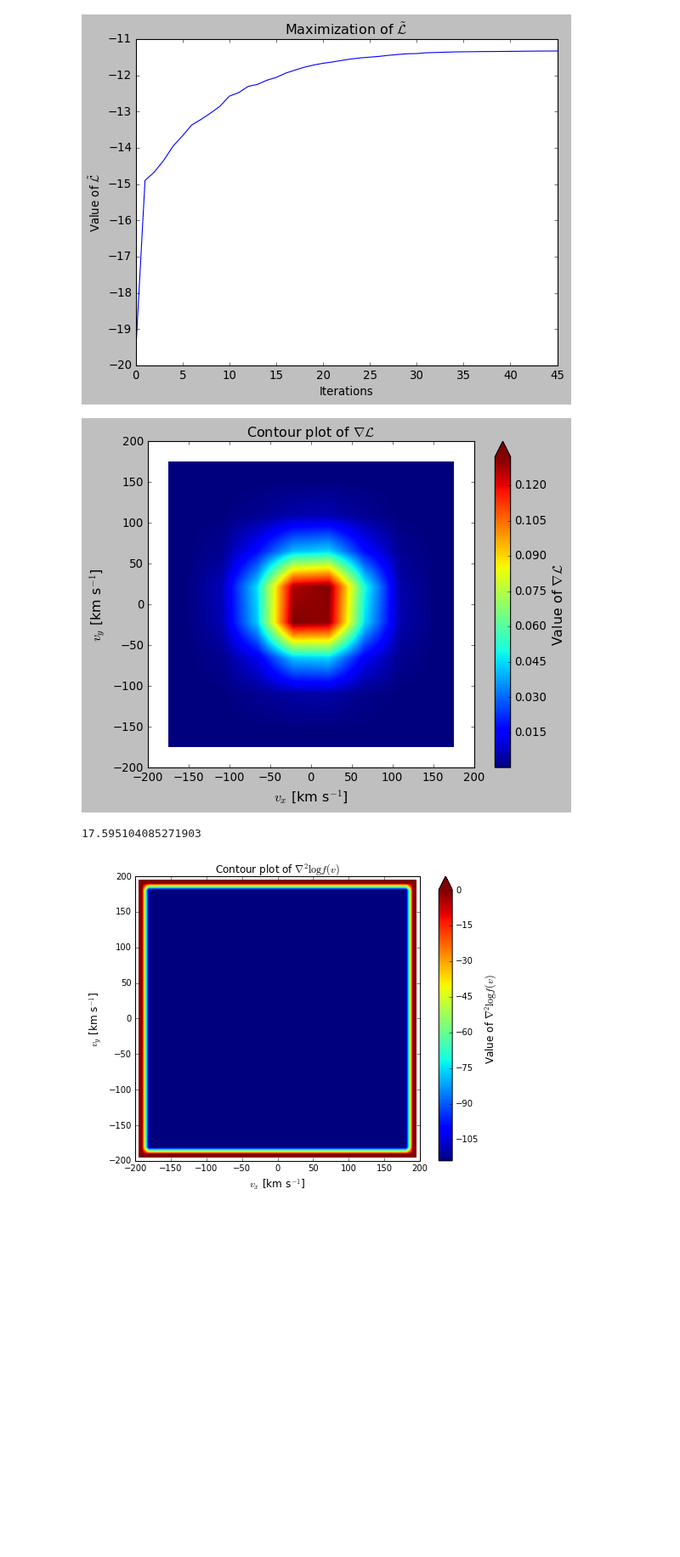
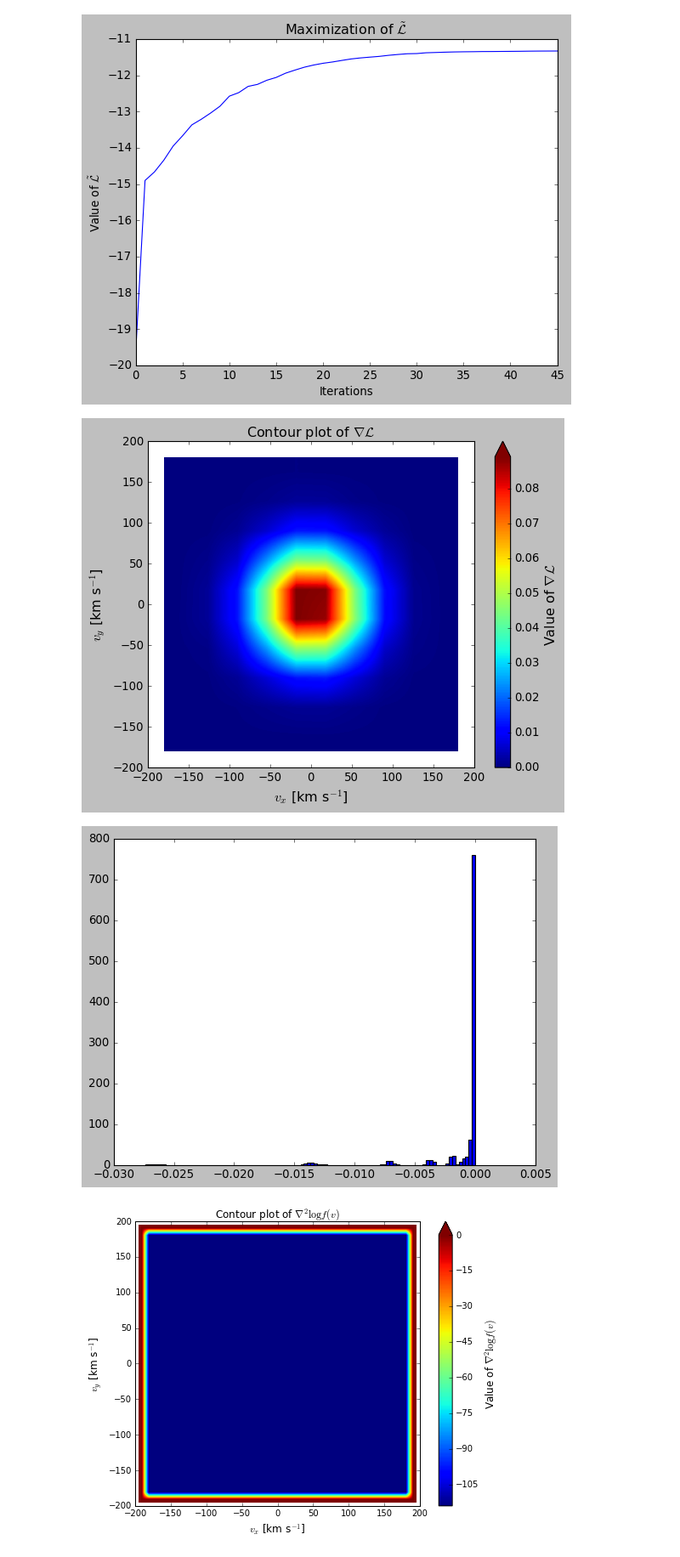
Before and after one commit to PaulMcMillan-Astro/DeprojectionProject, a Jupyter notebook: InitialDeprojectionNotebook.ipynb, the cells around one changed output. Shown at 85% size. Cells and saved outputs as stored; diff of their text form; code cells hidden in the pictures; blank space fills up the shorter version.

```diff
--- a/InitialDeprojectionNotebook.ipynb
+++ b/InitialDeprojectionNotebook.ipynb
@@ -319,9 +327,9 @@ plot_L(phiall,pvals,rhatvals,vmin,dv,n,1e-15)
 # %% [output]
 [figure]
 # %%
-plot_grad_L(phi0,'xy',1e-15,pvals,rhatvals,vmin, dv,n)
+plot_grad_L(phi0,'xy',8.2e-12,pvals,rhatvals,vmin, dv,n)
 # %% [output]
-[figure, old version]
+[figure, new version]
 # %%
 def opt_alpha(alpha0,M,N,pvals,rhatvals,vmin,dv,n,tol=0.005):
 
@@ -474,44 +482,49 @@ def get_negLL(phi,*args):
     return negL
 # %%
 import cProfile
+from scipy.optimize import approx_fprime
 
 dvx, dvy, dvz = dv
 nx, ny, nz = n
 
 N = len(pvals)
 
 sigma2, vmean = calc_sigma2(pvals,rhatvals, give_vmean=True)
 
 sigma = np.sqrt(sigma2)
 
 phi0 = phi_guess(vmean,sigma,vmin,dv,n) #We obtain phi given our initial guess of the velocity distribution
 
 phi0r = np.ravel(phi0)
 
 #secd = sec_der1(phi0,sigma2,dv)
 
-# K0 = np.ravel(calc_K(pvals[0],rhatvals[0],vmin,dv,n))
+K0 = np.ravel(calc_K(pvals[0],rhatvals[0],vmin,dv,n))
 
-# Kvals = scisp.coo_matrix(K0)
+Kvals = scisp.coo_matrix(K0)
 
-# for i in range(1,N): #Loop that yield a sparse array of N K-values
+for i in range(1,N): #Loop that yield a sparse array of N K-values
 
-#     K = np.ravel(calc_K(pvals[i],rhatvals[i],vmin,dv,n))
-#     K_coo = scisp.coo_matrix(K)
+    K = np.ravel(calc_K(pvals[i],rhatvals[i],vmin,dv,n))
+    K_coo = scisp.coo_matrix(K)
 
-#     Kvals = scisp.vstack((Kvals,K_coo))
+    Kvals = scisp.vstack((Kvals,K_coo))
 
-# Kvals_csc = Kvals.tocsc()
+Kvals_csc = Kvals.tocsc()
 
 #%timeit get_negL(phi0, Kvals, N, 8e-14, dv, n, sigma2)
 
 # cProfile.run('get_negL(phi0, Kvals, N, 8e-14, dv, n, sigma2)')
 
-get_negLL(phi0r, Kvals_csc, N, 1e-10, dv, n, sigma2)
+gnL = get_grad_negL(phi0r, Kvals_csc, N, 8.2e-12, dv, n, sigma2)
+
+plt.figure()
+plt.hist(gnL, bins=100)
+plt.show()
 # max_L(1e-11,pvals,rhatvals,vmin,dv,n)
 # old = get_grad_negLL(phi0, Kvals, N, 8e-14, dv, n, sigma2)
 # %% [output]
-17.595104085271903
+[figure, added]
 # %%
 def sec_der1(phi,sigma2,dv):
 
```
Also changed, not shown: parts of 9 cells of this notebook, 4 other files.
